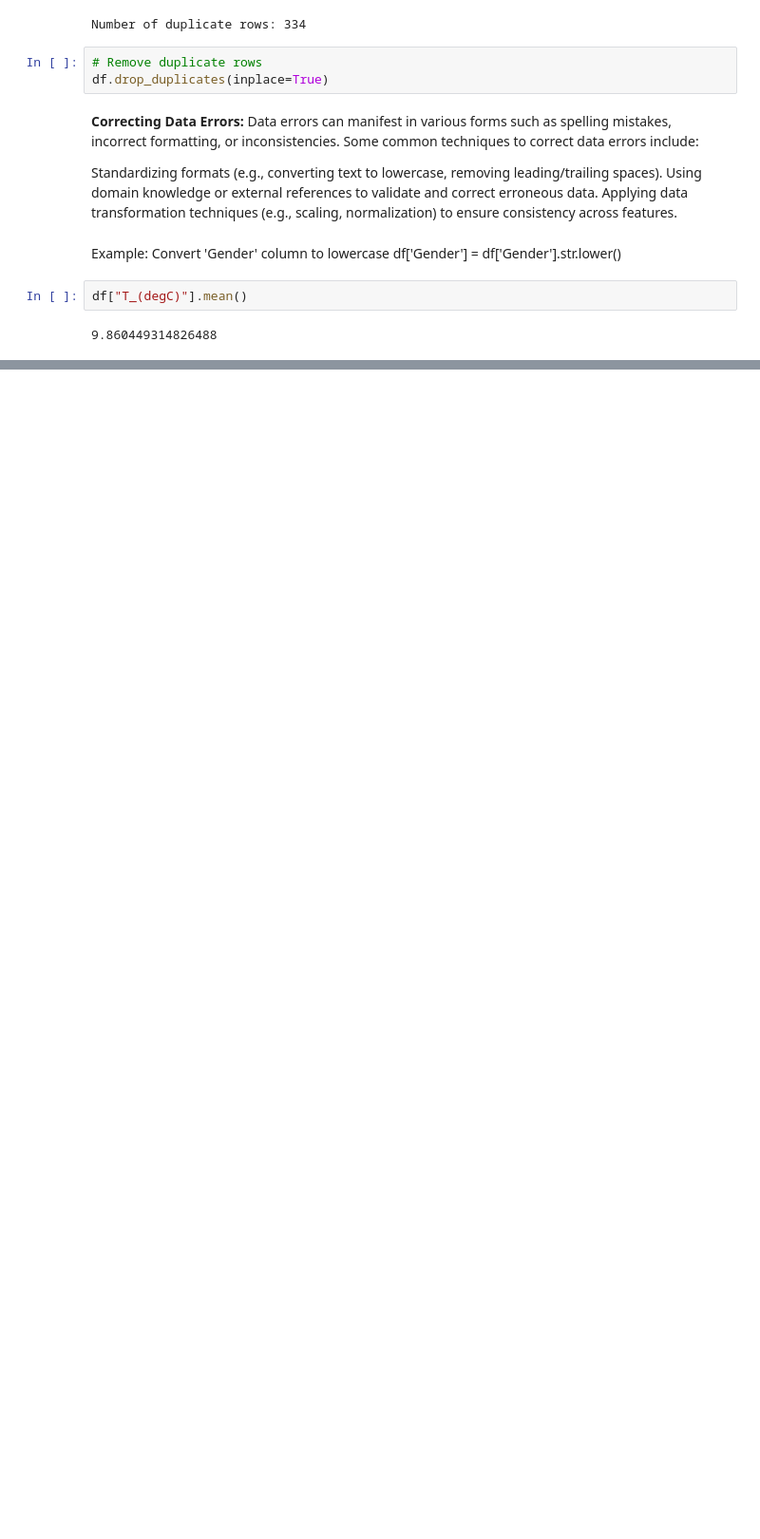
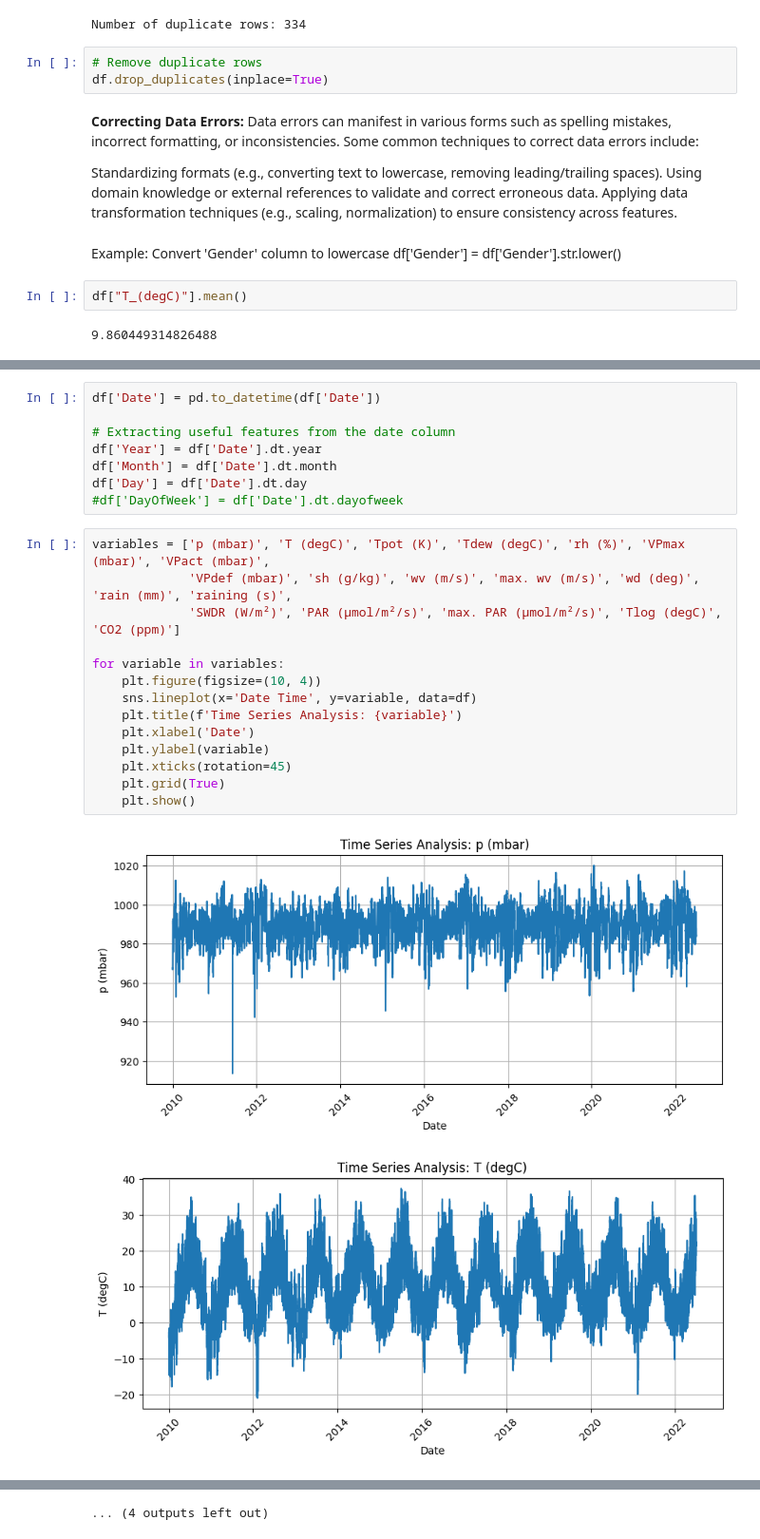
Before and after one commit to Riddhiman-1098/-Data-Analysis--Python, a Jupyter notebook: Project_Weather_Data.ipynb, the cells around one changed output, grey strips where cells are left out. Shown at 95% size. Cells and saved outputs as stored; diff of their text form; blank space fills up the shorter version.

```diff
--- a/Project_Weather_Data.ipynb
+++ b/Project_Weather_Data.ipynb
@@ -137,0 +286,25 @@ df["T_(degC)"].mean()
+# %%
+df['Date'] = pd.to_datetime(df['Date'])
+
+# Extracting useful features from the date column
+df['Year'] = df['Date'].dt.year
+df['Month'] = df['Date'].dt.month
+df['Day'] = df['Date'].dt.day
+#df['DayOfWeek'] = df['Date'].dt.dayofweek
+# %%
+variables = ['p (mbar)', 'T (degC)', 'Tpot (K)', 'Tdew (degC)', 'rh (%)', 'VPmax (mbar)', 'VPact (mbar)',
+             'VPdef (mbar)', 'sh (g/kg)', 'wv (m/s)', 'max. wv (m/s)', 'wd (deg)', 'rain (mm)', 'raining (s)',
+             'SWDR (W/m²)', 'PAR (µmol/m²/s)', 'max. PAR (µmol/m²/s)', 'Tlog (degC)', 'CO2 (ppm)']
+
+for variable in variables:
+    plt.figure(figsize=(10, 4))
+    sns.lineplot(x='Date Time', y=variable, data=df)
+    plt.title(f'Time Series Analysis: {variable}')
+    plt.xlabel('Date')
+    plt.ylabel(variable)
+    plt.xticks(rotation=45)
+    plt.grid(True)
+    plt.show()
+# %% [output]
+[figure, added]
+[figure, added]
@@ -137,0 +321 @@ df["T_(degC)"].mean()
+... (4 outputs left out)
```
Also changed, not shown: parts of 32 cells of this notebook.
